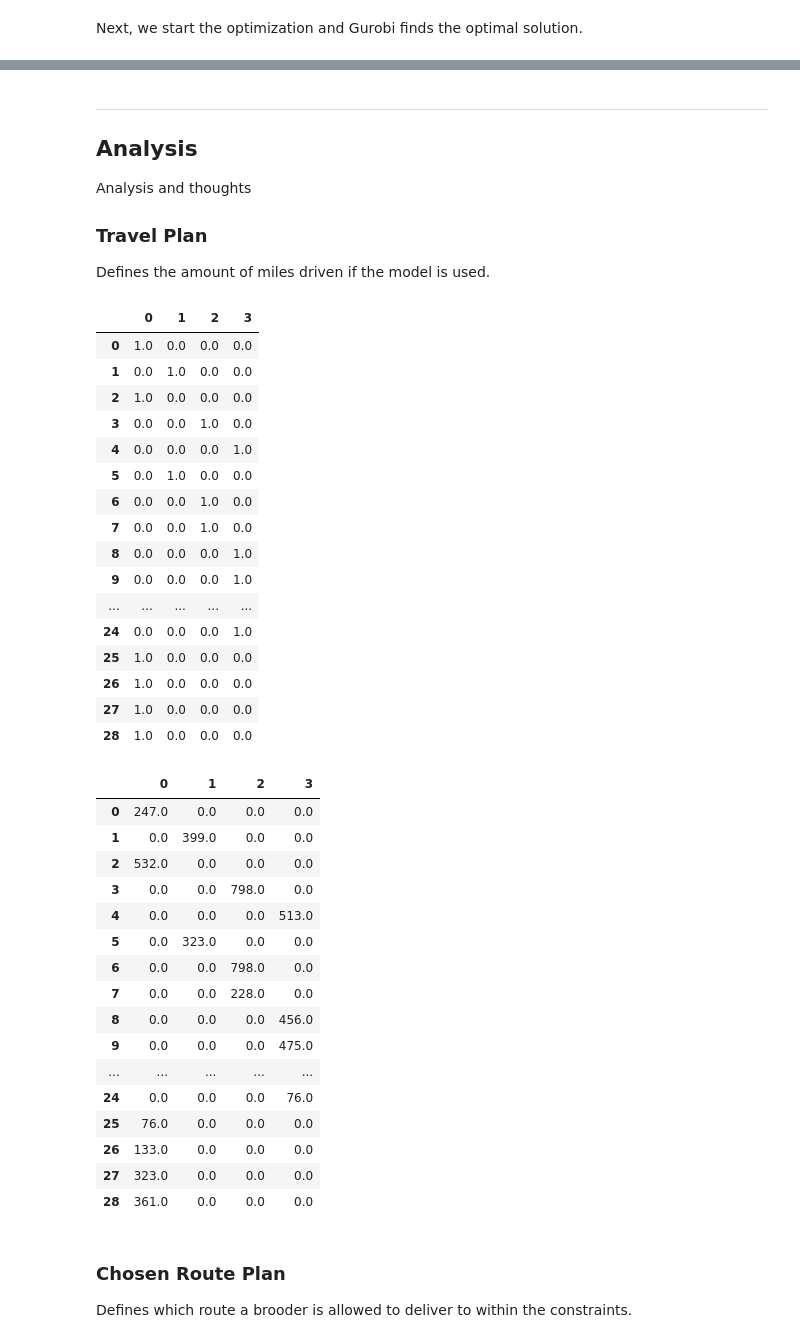
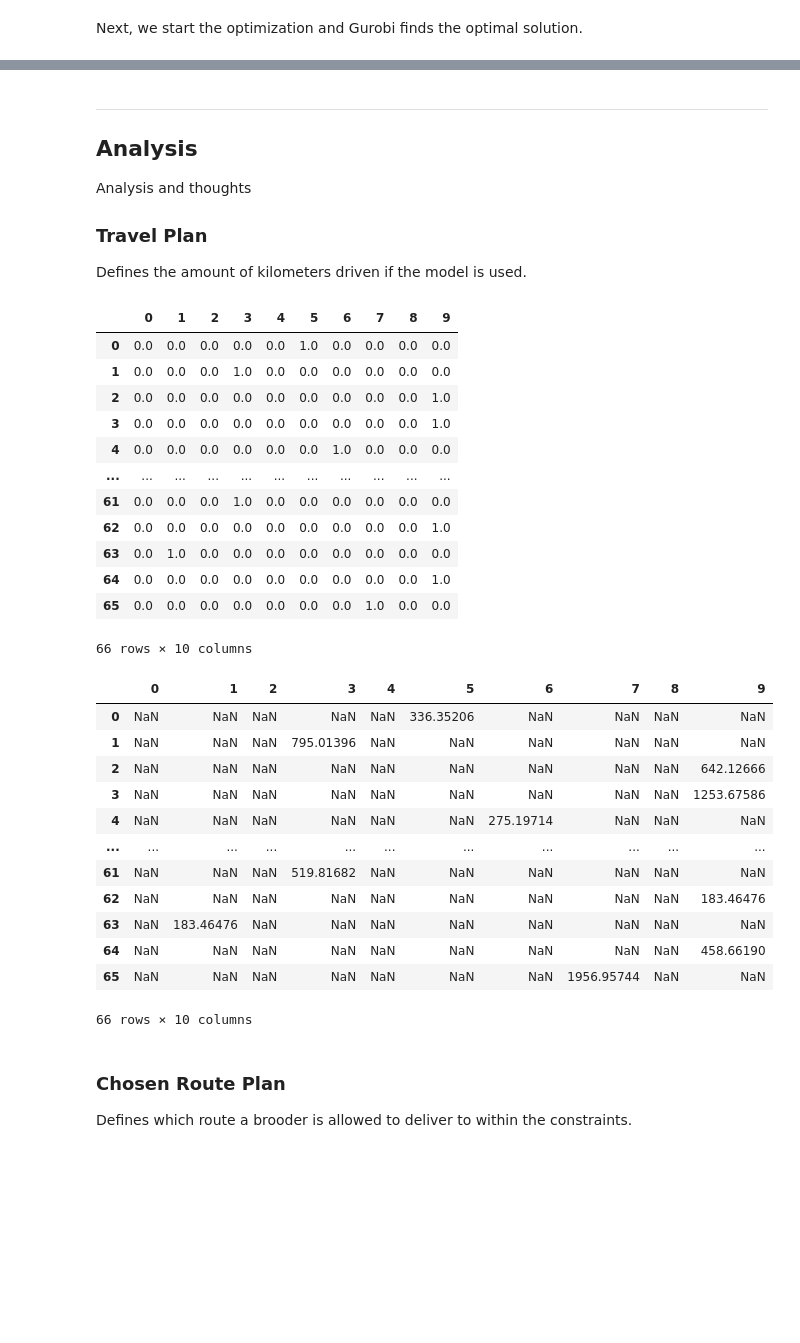
Before and after one commit to bazylhorsey/livestock-logistic-optimizer, a Jupyter notebook: brooder_allocation.ipynb, the cells around one changed output, grey strips where cells are left out. Drawn from its saved outputs; the diff is of its cells as text; code cells hidden in the pictures; blank space fills up the shorter version.

```diff
--- a/brooder_allocation.ipynb
+++ b/brooder_allocation.ipynb
@@ -212,9 +210,9 @@ We define all the input data of the model using the CSV.
 # %%
 # Parameters
 
-distances_frame = pd.read_csv("data/test/distance.csv", header=None)
-brooders_frame = pd.read_csv("data/test/brooder.csv")
-finishers_frame = pd.read_csv("data/test/finisher.csv")
+distances_frame = pd.read_csv("data/large/distance.csv", header=None)
+brooders_frame = pd.read_csv("data/large/brooder.csv")
+finishers_frame = pd.read_csv("data/large/finisher.csv")
 
 brooder_capacity = []
 for index, row in brooders_frame.iterrows():
@@ -234,8 +232,7 @@ edge, distance = gp.multidict(distances)
 
 NUM_OF_BROODERS = len(brooder_capacity)
 NUM_OF_FINISHERS = len(finisher_capacity)
-BK = 6.715
-FK = 2.944
+BK = 2
 # %% [markdown]
 ## Model Deployment
 
@@ -279,7 +276,7 @@ More on constraints?
 m.addConstrs(
     (
         gp.quicksum(
-            FK * finisher_capacity[f] * x[b, f] for f in range(NUM_OF_FINISHERS)
+            finisher_capacity[f] * x[b, f] for f in range(NUM_OF_FINISHERS)
         )
         >= BK * brooder_capacity[b]
     )
@@ -333,7 +335,7 @@ Best objective 2.943411200000e+04, best bound 2.943411200000e+04, gap 0.0000%
 Analysis and thoughts
 
 ### Travel Plan
-Defines the amount of miles driven if the model is used.
+Defines the amount of kilometers driven if the model is used.
 # %%
 vals = m.getAttr("x", x)
 selected = gp.tuplelist((i, j) for i, j in vals.keys() if vals[i, j] == 1.0)
@@ -342,46 +344,41 @@ for i in selected:
     df.at[i[1],i[0]]=1
 df
 # %% [output]
-|  | 0 | 1 | 2 | 3 |
-| 0 | 1.0 | 0.0 | 0.0 | 0.0 |
-| 1 | 0.0 | 1.0 | 0.0 | 0.0 |
-| 2 | 1.0 | 0.0 | 0.0 | 0.0 |
-| 3 | 0.0 | 0.0 | 1.0 | 0.0 |
-| 4 | 0.0 | 0.0 | 0.0 | 1.0 |
-| 5 | 0.0 | 1.0 | 0.0 | 0.0 |
-| 6 | 0.0 | 0.0 | 1.0 | 0.0 |
-| 7 | 0.0 | 0.0 | 1.0 | 0.0 |
-| 8 | 0.0 | 0.0 | 0.0 | 1.0 |
-| 9 | 0.0 | 0.0 | 0.0 | 1.0 |
-| ... | ... | ... | ... | ... |
-| 24 | 0.0 | 0.0 | 0.0 | 1.0 |
-| 25 | 1.0 | 0.0 | 0.0 | 0.0 |
-| 26 | 1.0 | 0.0 | 0.0 | 0.0 |
-| 27 | 1.0 | 0.0 | 0.0 | 0.0 |
-| 28 | 1.0 | 0.0 | 0.0 | 0.0 |
+|  | 0 | 1 | 2 | 3 | 4 | 5 | 6 | 7 | 8 | 9 |
+| 0 | 0.0 | 0.0 | 0.0 | 0.0 | 0.0 | 1.0 | 0.0 | 0.0 | 0.0 | 0.0 |
+| 1 | 0.0 | 0.0 | 0.0 | 1.0 | 0.0 | 0.0 | 0.0 | 0.0 | 0.0 | 0.0 |
+| 2 | 0.0 | 0.0 | 0.0 | 0.0 | 0.0 | 0.0 | 0.0 | 0.0 | 0.0 | 1.0 |
+| 3 | 0.0 | 0.0 | 0.0 | 0.0 | 0.0 | 0.0 | 0.0 | 0.0 | 0.0 | 1.0 |
+| 4 | 0.0 | 0.0 | 0.0 | 0.0 | 0.0 | 0.0 | 1.0 | 0.0 | 0.0 | 0.0 |
+| ... | ... | ... | ... | ... | ... | ... | ... | ... | ... | ... |
+| 61 | 0.0 | 0.0 | 0.0 | 1.0 | 0.0 | 0.0 | 0.0 | 0.0 | 0.0 | 0.0 |
+| 62 | 0.0 | 0.0 | 0.0 | 0.0 | 0.0 | 0.0 | 0.0 | 0.0 | 0.0 | 1.0 |
+| 63 | 0.0 | 1.0 | 0.0 | 0.0 | 0.0 | 0.0 | 0.0 | 0.0 | 0.0 | 0.0 |
+| 64 | 0.0 | 0.0 | 0.0 | 0.0 | 0.0 | 0.0 | 0.0 | 0.0 | 0.0 | 1.0 |
+| 65 | 0.0 | 0.0 | 0.0 | 0.0 | 0.0 | 0.0 | 0.0 | 1.0 | 0.0 | 0.0 |
+66 rows × 10 columns
 # %%
+
+
 df = pd.DataFrame(np.zeros((NUM_OF_FINISHERS, NUM_OF_BROODERS)))
+df.replace(0, np.nan, inplace=True)
 for i in selected:
     df.at[i[1],i[0]]=distances.get(i,j) * finisher_distance_k[j]
 df
 # %% [output]
-|  | 0 | 1 | 2 | 3 |
-| 0 | 247.0 | 0.0 | 0.0 | 0.0 |
-| 1 | 0.0 | 399.0 | 0.0 | 0.0 |
-| 2 | 532.0 | 0.0 | 0.0 | 0.0 |
-| 3 | 0.0 | 0.0 | 798.0 | 0.0 |
-| 4 | 0.0 | 0.0 | 0.0 | 513.0 |
-| 5 | 0.0 | 323.0 | 0.0 | 0.0 |
-| 6 | 0.0 | 0.0 | 798.0 | 0.0 |
-| 7 | 0.0 | 0.0 | 228.0 | 0.0 |
-| 8 | 0.0 | 0.0 | 0.0 | 456.0 |
-| 9 | 0.0 | 0.0 | 0.0 | 475.0 |
-| ... | ... | ... | ... | ... |
-| 24 | 0.0 | 0.0 | 0.0 | 76.0 |
-| 25 | 76.0 | 0.0 | 0.0 | 0.0 |
-| 26 | 133.0 | 0.0 | 0.0 | 0.0 |
-| 27 | 323.0 | 0.0 | 0.0 | 0.0 |
-| 28 | 361.0 | 0.0 | 0.0 | 0.0 |
+|  | 0 | 1 | 2 | 3 | 4 | 5 | 6 | 7 | 8 | 9 |
+| 0 | NaN | NaN | NaN | NaN | NaN | 336.35206 | NaN | NaN | NaN | NaN |
+| 1 | NaN | NaN | NaN | 795.01396 | NaN | NaN | NaN | NaN | NaN | NaN |
+| 2 | NaN | NaN | NaN | NaN | NaN | NaN | NaN | NaN | NaN | 642.12666 |
+| 3 | NaN | NaN | NaN | NaN | NaN | NaN | NaN | NaN | NaN | 1253.67586 |
+| 4 | NaN | NaN | NaN | NaN | NaN | NaN | 275.19714 | NaN | NaN | NaN |
+| ... | ... | ... | ... | ... | ... | ... | ... | ... | ... | ... |
+| 61 | NaN | NaN | NaN | 519.81682 | NaN | NaN | NaN | NaN | NaN | NaN |
+| 62 | NaN | NaN | NaN | NaN | NaN | NaN | NaN | NaN | NaN | 183.46476 |
+| 63 | NaN | 183.46476 | NaN | NaN | NaN | NaN | NaN | NaN | NaN | NaN |
+| 64 | NaN | NaN | NaN | NaN | NaN | NaN | NaN | NaN | NaN | 458.66190 |
+| 65 | NaN | NaN | NaN | NaN | NaN | NaN | NaN | 1956.95744 | NaN | NaN |
+66 rows × 10 columns
 # %% [markdown]
 ### Chosen Route Plan
 
```
Also changed, not shown: parts of 11 cells of this notebook, 5 other files.
